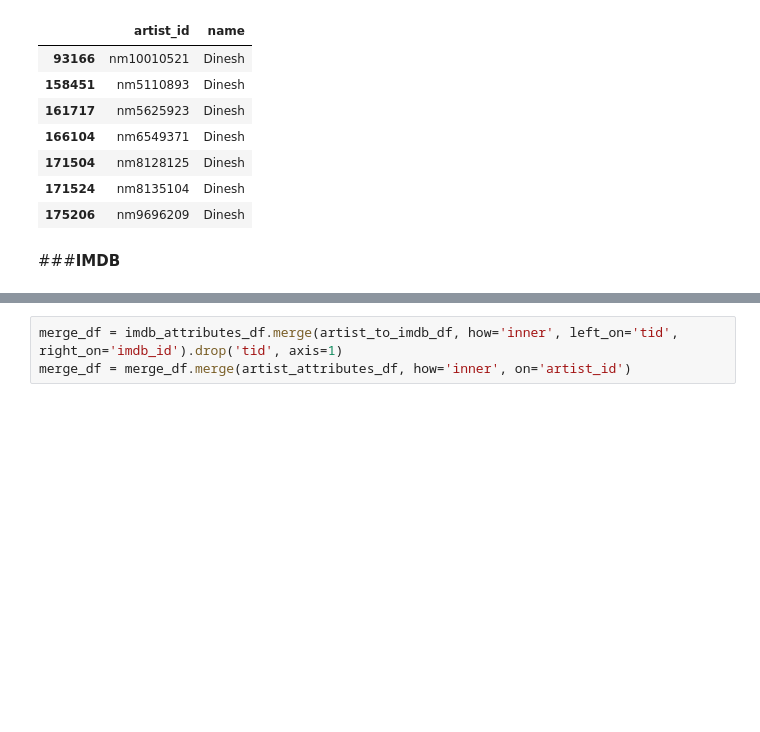
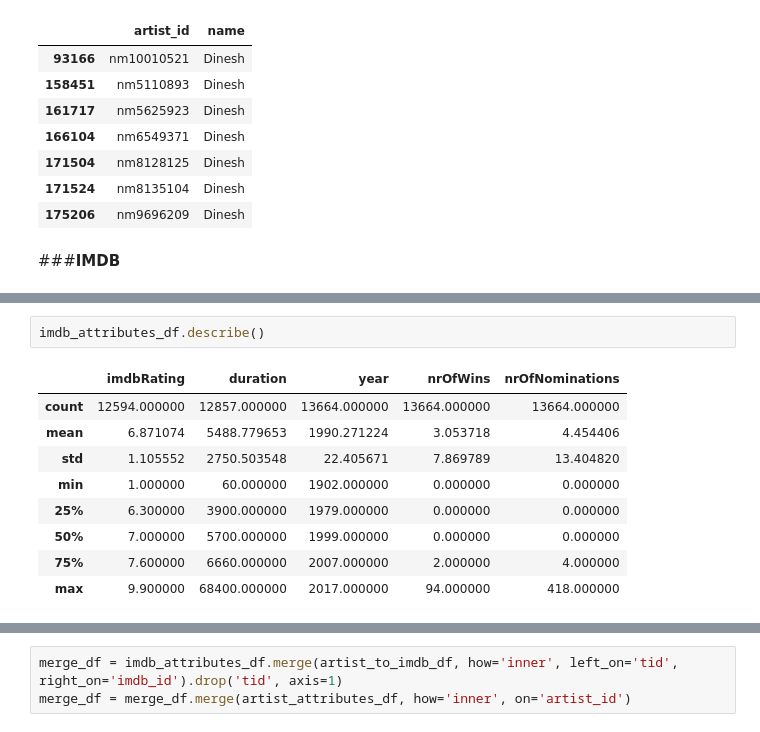
Before and after one commit to canon14/MovieRecommendationModel, a Jupyter notebook: MovieRecommendation.ipynb, the cells around one changed output, grey strips where cells are left out. Saved outputs shown, nothing was run; the diff lists cells and outputs as text; blank space fills up the shorter version.

```diff
--- a/MovieRecommendation.ipynb
+++ b/MovieRecommendation.ipynb
@@ -116,0 +196,12 @@ imdb_attributes_df.head()
+# %%
+imdb_attributes_df.describe()
+# %% [output]
+|  | imdbRating | duration | year | nrOfWins | nrOfNominations |
+| count | 12594.000000 | 12857.000000 | 13664.000000 | 13664.000000 | 13664.000000 |
+| mean | 6.871074 | 5488.779653 | 1990.271224 | 3.053718 | 4.454406 |
+| std | 1.105552 | 2750.503548 | 22.405671 | 7.869789 | 13.404820 |
+| min | 1.000000 | 60.000000 | 1902.000000 | 0.000000 | 0.000000 |
+| 25% | 6.300000 | 3900.000000 | 1979.000000 | 0.000000 | 0.000000 |
+| 50% | 7.000000 | 5700.000000 | 1999.000000 | 0.000000 | 0.000000 |
+| 75% | 7.600000 | 6660.000000 | 2007.000000 | 2.000000 | 4.000000 |
+| max | 9.900000 | 68400.000000 | 2017.000000 | 94.000000 | 418.000000 |
```
Also changed, not shown: parts of 11 cells of this notebook.
